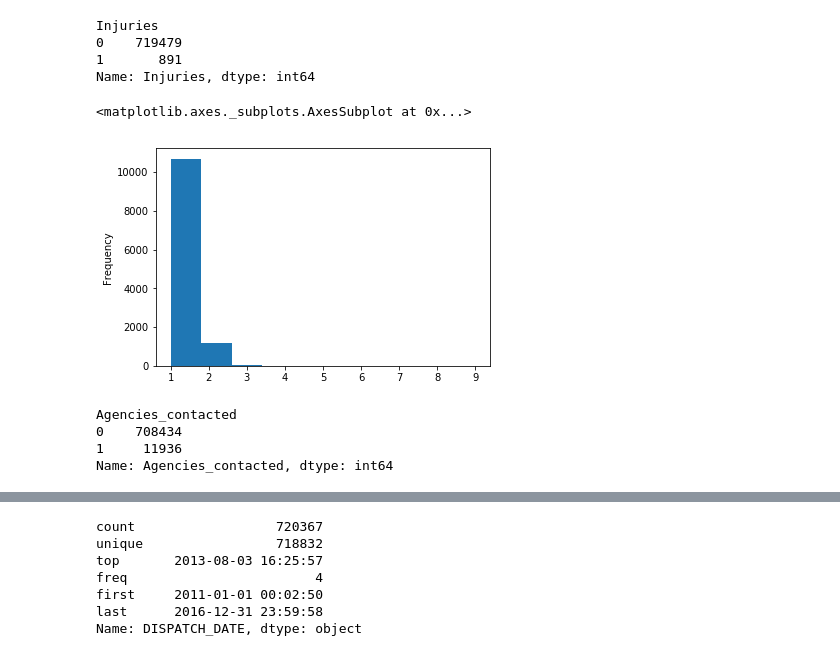
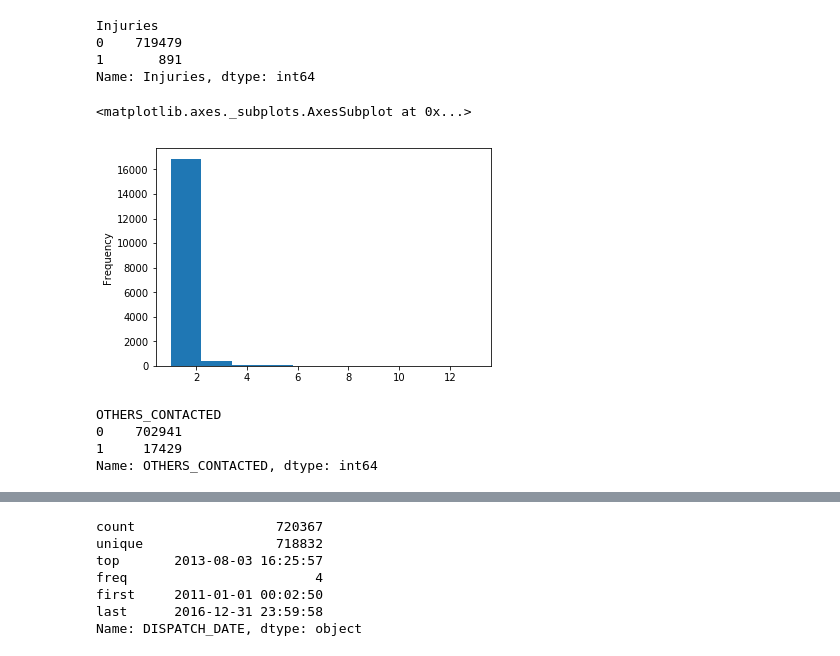
Before and after one commit to nmcdatascience/scs3250-009-2018, a Jupyter notebook: Fire Data Analysis - nmc.ipynb, the cells around one changed output, grey strips where cells are left out. Cells and saved outputs as stored; diff of their text form; code cells hidden in the pictures.

Commit message:
Added some data analysis

```diff
--- a/Fire Data Analysis - nmc.ipynb
+++ b/Fire Data Analysis - nmc.ipynb
@@ -104,6 +105,11 @@ df.head()
 | 3 | NaN | NaN | NaN | NaN | 4 | 1.0 | ... |
 | 4 | NaN | NaN | NaN | NaN | 1 | 5.0 | ... |
 5 rows × 107 columns
+# %%
+# Drop the columns from our <Responding Units> sub data since we weren't able to import them correctly
+# There are multiple Responding Units made of these 5 attributes EACH but we were only able to read in
+# one of possibly many Responding Units data so, we'll discard for now as it is incomplete data
+df = df.drop(['CAD_UNIT_ID','DISPATCH_TIME','ENROUTE_TIME','ARRIVE_TIME','CLEAR_TIME'], axis=1)
 # %%
 # Note that there are 107 columns, but not all of them can be shown on screen
 # So let's peek at the first few rows, 10 columns at a time to look at a sample of the data
@@ -313,3 +319,8 @@ for i in range(0, len(df.columns), 10):
 # %% [markdown]
 ## Data Wrangling
+# %%
+# From the column comparison that we did as we were processing each year's worth of data
+# we see that EVENT_ALARM_LEVEL and FIRE_DEPT_INCIDENT data were missing from some data sets
+# So we'll drop those incomplete attributes
+df = df.drop(['EVENT_ALARM_LEVEL','FIRE_DEPT_INCIDENT'], axis=1)
 # %%
@@ -335,28 +346,28 @@ Name: Injuries, dtype: int64
 # Remove the attribues we no longer need
 df = df.drop(df.filter(regex='INJUR|FATAL').columns, axis=1)
 # %%
-# Combine number of the other agencies contacted to a single attribute
-other_agencies = ['OPP','MOE','TSSA','ESA','MOL','EMS','CANUTEC','GAS','HYDRO']
+# Combine number of the other agencies and/or parties contacted to a single attribute
+other_contacts = ['OPP','MOE','TSSA','ESA','MOL','EMS','CANUTEC','GAS','HYDRO','MUNICIPAL_BUILDING_OFFICE','MUNICIPAL_HEALTH_OFFICE','MUNICIPAL_POLICE','OFM_INVESTIGATIONS_CONTACTED','OTHER']
 
 # We'll start by converting the blank spaces to numeric values
-for agency in other_agencies:
-    df[agency] = pd.to_numeric(df[agency], errors='coerce').fillna(0)
-df['Agencies_contacted'] = df[other_agencies].astype(int).sum(axis=1)
+for contact in other_contacts:
+    df[contact] = pd.to_numeric(df[contact], errors='coerce').fillna(0)
+df['OTHERS_CONTACTED'] = df[other_contacts].astype(int).sum(axis=1)
 
 # Let's see what the data spread looks like
-df[df['Agencies_contacted']>0].Agencies_contacted.sort_values().plot(kind='hist')
+df[df['OTHERS_CONTACTED']>0].OTHERS_CONTACTED.sort_values().plot(kind='hist')
 # %% [output]
 <matplotlib.axes._subplots.AxesSubplot at 0x...>
-[figure, old version]
+[figure, new version]
 # %%
 # Since there isn't great variety in the number other agencies contacted, let's refine
 # this attribute to 0 for no other agency contacted, 1 for (any number of) other agency contacted
-df['Agencies_contacted'] = (df['Agencies_contacted'] > 0).astype(int)
-df['Agencies_contacted'].groupby(df['Agencies_contacted']).count()
+df['OTHERS_CONTACTED'] = (df['OTHERS_CONTACTED'] > 0).astype(int)
+df['OTHERS_CONTACTED'].groupby(df['OTHERS_CONTACTED']).count()
 # %% [output]
-Agencies_contacted
-0    708434
-1     11936
-Name: Agencies_contacted, dtype: int64
+OTHERS_CONTACTED
+0    702941
+1     17429
+Name: OTHERS_CONTACTED, dtype: int64
 # %%
 # Remove the attribues we no longer need
```
Also changed, not shown: parts of 38 cells of this notebook.
